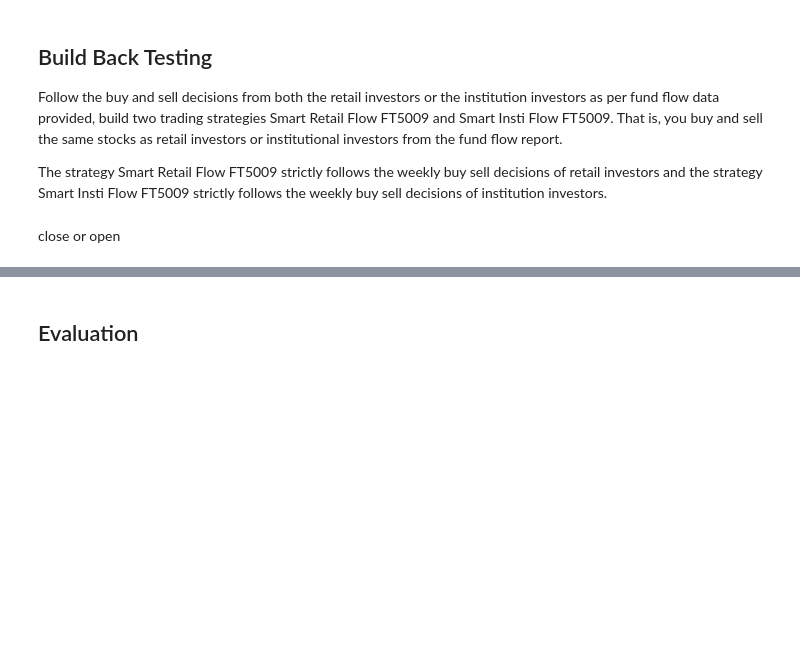
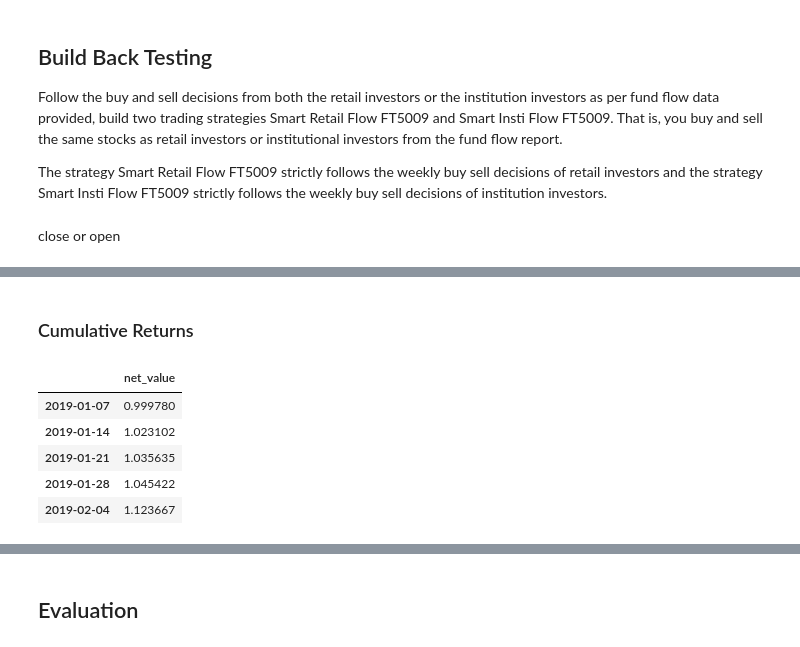
Before and after one commit to Quentin2050267/Assignment_4_Group_3, a Jupyter notebook: backtest_evaluation.ipynb, the cells around one changed output, grey strips where cells are left out. Drawn from its saved outputs; the diff is of its cells as text; code cells hidden in the pictures; blank space fills up the shorter version.

```diff
--- a/backtest_evaluation.ipynb
+++ b/backtest_evaluation.ipynb
@@ -322,0 +323,25 @@ Institution Portfolio Final: {'cash': 1714630.2470144688, 'short_sell_cash': 671
+# %% [markdown]
+### Cumulative Returns
+# %%
+retail_net_values = pd.DataFrame([portfolio_retail[date]['net_value'] for date in dates],
+                                 index=pd.to_datetime(dates),
+                                 columns=['net_value'])
+retail_net_values = retail_net_values / initial_capital
+
+institution_net_values = pd.DataFrame([portfolio_institution[date]['net_value'] for date in dates],
+                                      index=pd.to_datetime(dates),
+                                      columns=['net_value'])
+institution_net_values = institution_net_values / initial_capital
+
+cutoff_date = '2023-03-06' # when net value comes to 0
+before_cutoff = retail_net_values.loc[:cutoff_date]
+after_cutoff = retail_net_values.loc[cutoff_date:]
+
+institution_net_values.head(5)
+# %% [output]
+|  | net_value |
+| 2019-01-07 | 0.999780 |
+| 2019-01-14 | 1.023102 |
+| 2019-01-21 | 1.035635 |
+| 2019-01-28 | 1.045422 |
+| 2019-02-04 | 1.123667 |
```
Also changed, not shown: parts of 4 cells of this notebook.
